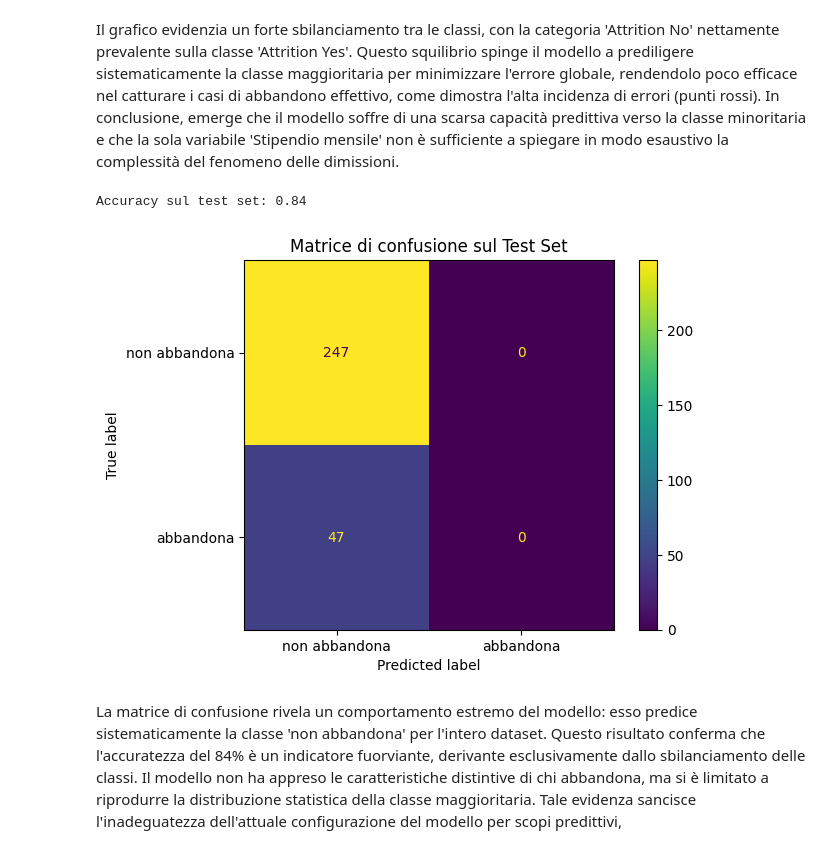
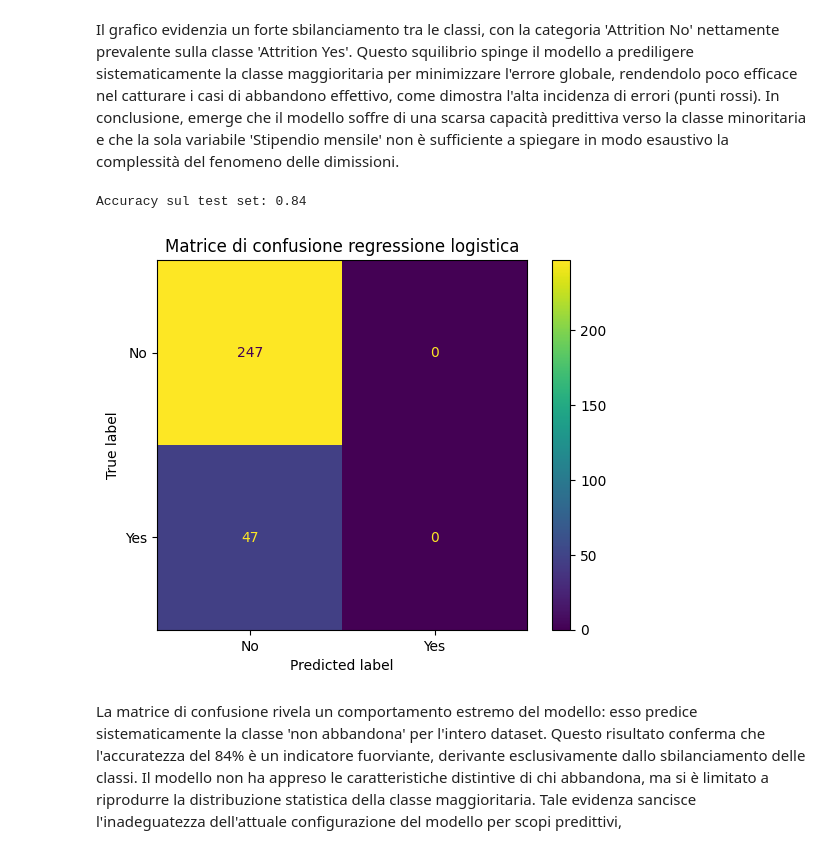
Before and after one commit to elisamezzi/Progetto_IDSAPCProg_gruppo5, a Jupyter notebook: notebooks/IntroDSePCProg_gruppo5_Attrition.ipynb, the cells around one changed output. Cells and saved outputs as stored; diff of their text form; code cells hidden in the pictures.

```diff
--- a/notebooks/IntroDSePCProg_gruppo5_Attrition.ipynb
+++ b/notebooks/IntroDSePCProg_gruppo5_Attrition.ipynb
@@ -1321,19 +1323,19 @@ Il grafico evidenzia un forte sbilanciamento tra le classi, con la categoria 'At
 # %%
 #Per avere conferma di quanto detto, visualizziamo l'accuracy e la matrice di confusione
 
 y_pred = df_EA_clean_model.predict(X_income_test)
 
 acc = accuracy_score(y_test, y_pred)
 print(f"Accuracy sul test set: {acc:.2f}")
 
 cm = confusion_matrix(y_test, y_pred)
-disp = ConfusionMatrixDisplay(confusion_matrix=cm, display_labels=["non abbandona", "abbandona"])
+disp = ConfusionMatrixDisplay(confusion_matrix=cm, display_labels=["No", "Yes"])
 disp.plot()
-plt.title("Matrice di confusione sul Test Set")
+plt.title("Matrice di confusione regressione logistica")
 plt.show()
 # %% [output]
 Accuracy sul test set: 0.84
-[figure, old version]
+[figure, new version]
 # %% [markdown]
 La matrice di confusione rivela un comportamento estremo del modello: esso predice sistematicamente la classe 'non abbandona' per l'intero dataset. Questo risultato conferma che l'accuratezza del 84% è un indicatore fuorviante, derivante esclusivamente dallo sbilanciamento delle classi. Il modello non ha appreso le caratteristiche distintive di chi abbandona, ma si è limitato a riprodurre la distribuzione statistica della classe maggioritaria. Tale evidenza sancisce l'inadeguatezza dell'attuale configurazione del modello per scopi predittivi,
 # %%
```
Also changed, not shown: parts of 4 cells of this notebook.
